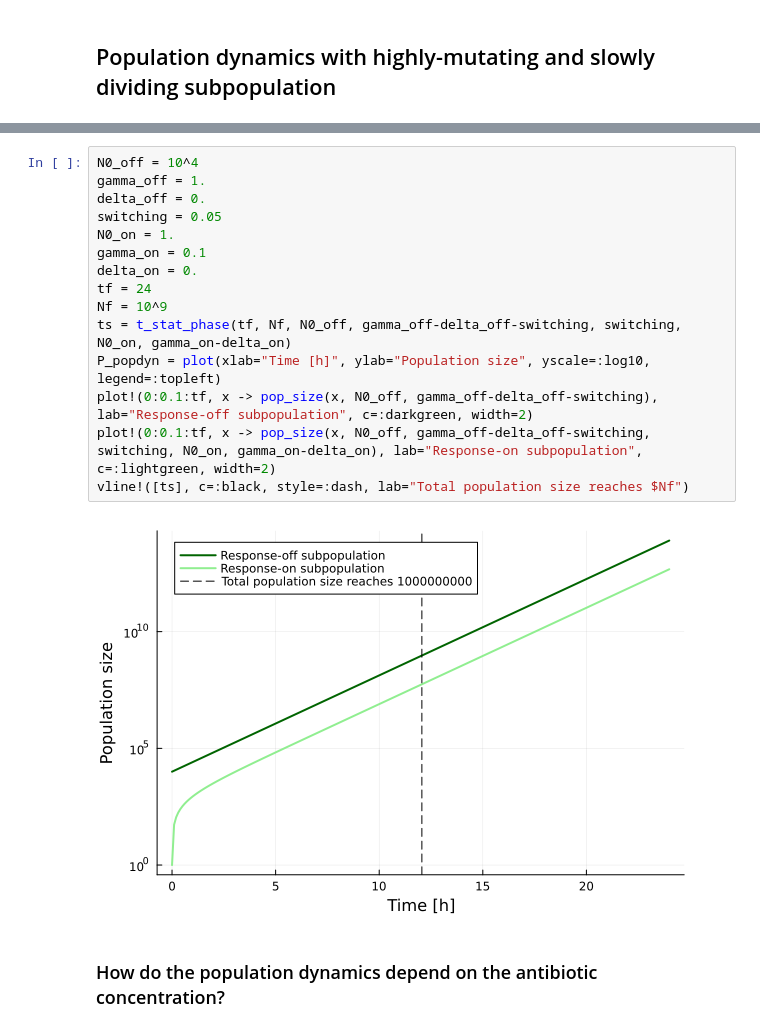
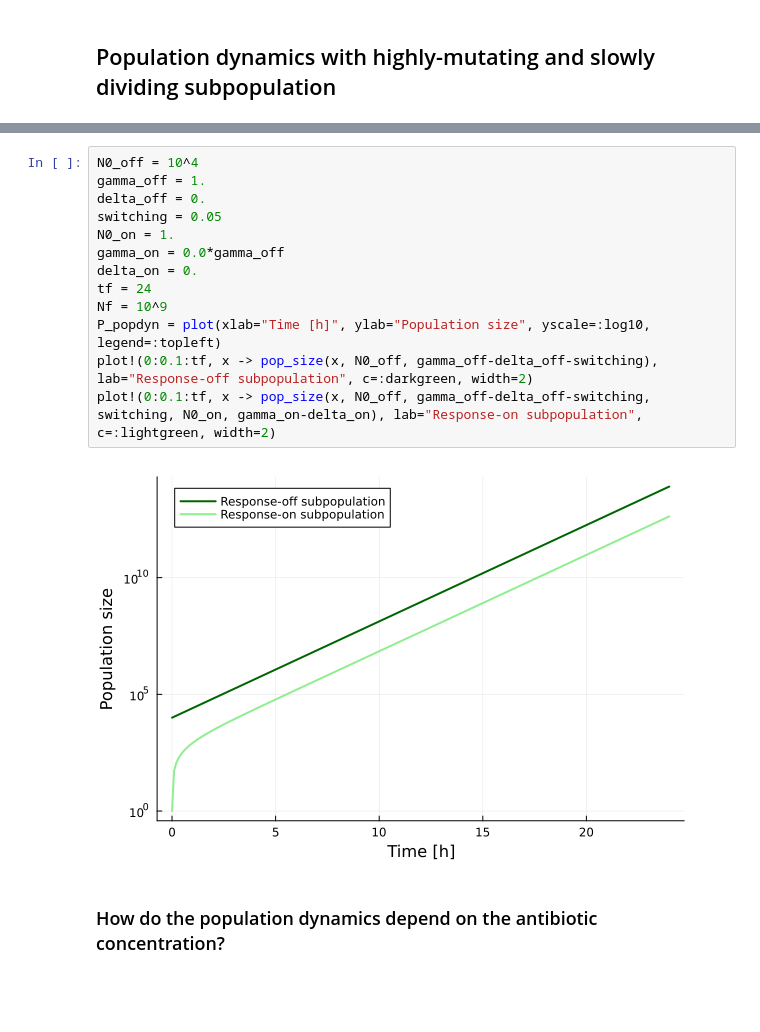
Before and after one commit to LucyL-J/estimu, a Jupyter notebook: dose-dependence.ipynb, the cells around one changed output, grey strips where cells are left out. Cells and saved outputs as stored; diff of their text form; blank space fills up the shorter version.

```diff
--- a/dose-dependence.ipynb
+++ b/dose-dependence.ipynb
@@ -62,20 +53,18 @@ t_stat_phase (generic function with 1 method)
 # %%
 N0_off = 10^4
 gamma_off = 1.
 delta_off = 0.
 switching = 0.05
 N0_on = 1.
-gamma_on = 0.1
+gamma_on = 0.0*gamma_off
 delta_on = 0.
 tf = 24
 Nf = 10^9
-ts = t_stat_phase(tf, Nf, N0_off, gamma_off-delta_off-switching, switching, N0_on, gamma_on-delta_on)
 P_popdyn = plot(xlab="Time [h]", ylab="Population size", yscale=:log10, legend=:topleft)
 plot!(0:0.1:tf, x -> pop_size(x, N0_off, gamma_off-delta_off-switching), lab="Response-off subpopulation", c=:darkgreen, width=2)
 plot!(0:0.1:tf, x -> pop_size(x, N0_off, gamma_off-delta_off-switching, switching, N0_on, gamma_on-delta_on), lab="Response-on subpopulation", c=:lightgreen, width=2)
-vline!([ts], c=:black, style=:dash, lab="Total population size reaches $Nf")
 # %% [output]
-[figure, old version]
+[figure, new version]
 # %% [markdown]
 ### How do the population dynamics depend on the antibiotic concentration?
 # %%
```
Also changed, not shown: parts of 6 cells of this notebook.
